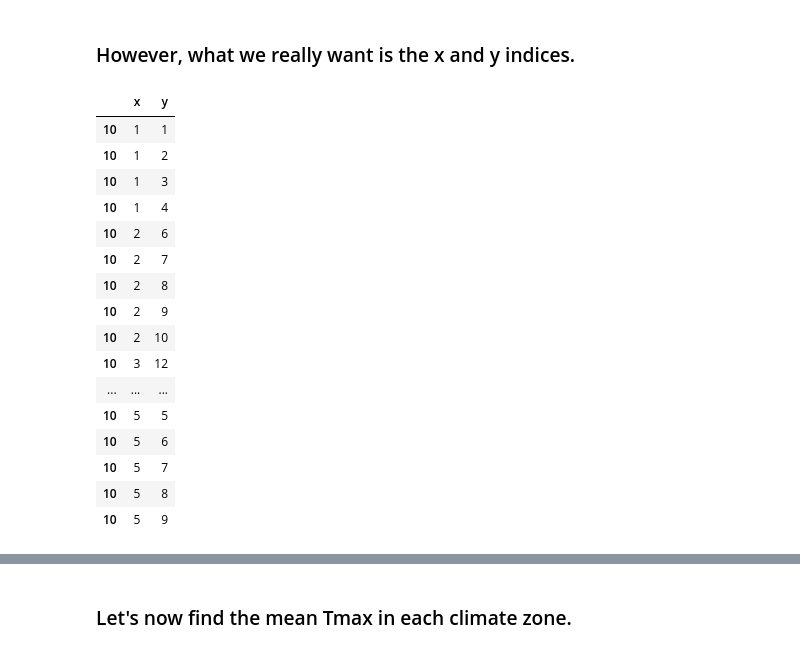
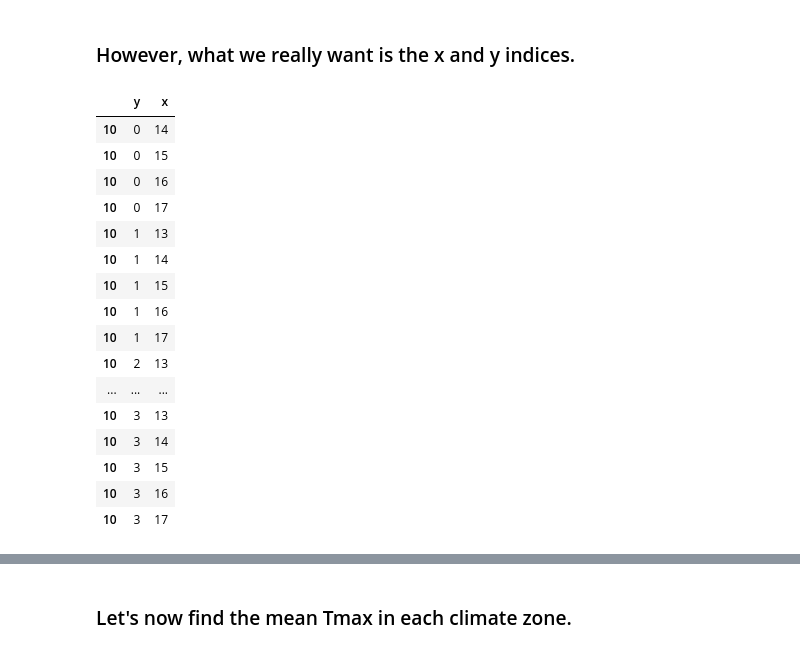
Before and after one commit to mdbartos/misc, a Jupyter notebook: misc/netCDF-example.ipynb, the cells around one changed output, grey strips where cells are left out. Saved outputs shown, nothing was run; the diff lists cells and outputs as text; code cells hidden in the pictures.

```diff
--- a/misc/netCDF-example.ipynb
+++ b/misc/netCDF-example.ipynb
@@ -85,24 +85,24 @@ dtype: int64
 # %%
 # If you want the x and y indices:
 
-idx_xy = zone_idx.apply(lambda x: np.unravel_index(x, (lons.size, lats.size))).apply(pd.Series).rename(columns={0: 'x', 1: 'y'})
+idx_xy = zone_idx.apply(lambda x: np.unravel_index(x, (lats.size, lons.size))).apply(pd.Series).rename(columns={0: 'y', 1: 'x'})
 
 idx_xy.head(20)
 # %% [output]
-|  | x | y |
-| 10 | 1 | 1 |
-| 10 | 1 | 2 |
-| 10 | 1 | 3 |
-| 10 | 1 | 4 |
-| 10 | 2 | 6 |
-| 10 | 2 | 7 |
-| 10 | 2 | 8 |
-| 10 | 2 | 9 |
-| 10 | 2 | 10 |
-| 10 | 3 | 12 |
+|  | y | x |
+| 10 | 0 | 14 |
+| 10 | 0 | 15 |
+| 10 | 0 | 16 |
+| 10 | 0 | 17 |
+| 10 | 1 | 13 |
+| 10 | 1 | 14 |
+| 10 | 1 | 15 |
+| 10 | 1 | 16 |
+| 10 | 1 | 17 |
+| 10 | 2 | 13 |
 | ... | ... | ... |
-| 10 | 5 | 5 |
-| 10 | 5 | 6 |
-| 10 | 5 | 7 |
-| 10 | 5 | 8 |
-| 10 | 5 | 9 |
+| 10 | 3 | 13 |
+| 10 | 3 | 14 |
+| 10 | 3 | 15 |
+| 10 | 3 | 16 |
+| 10 | 3 | 17 |
```
Also changed, not shown: parts of 9 cells of this notebook.
